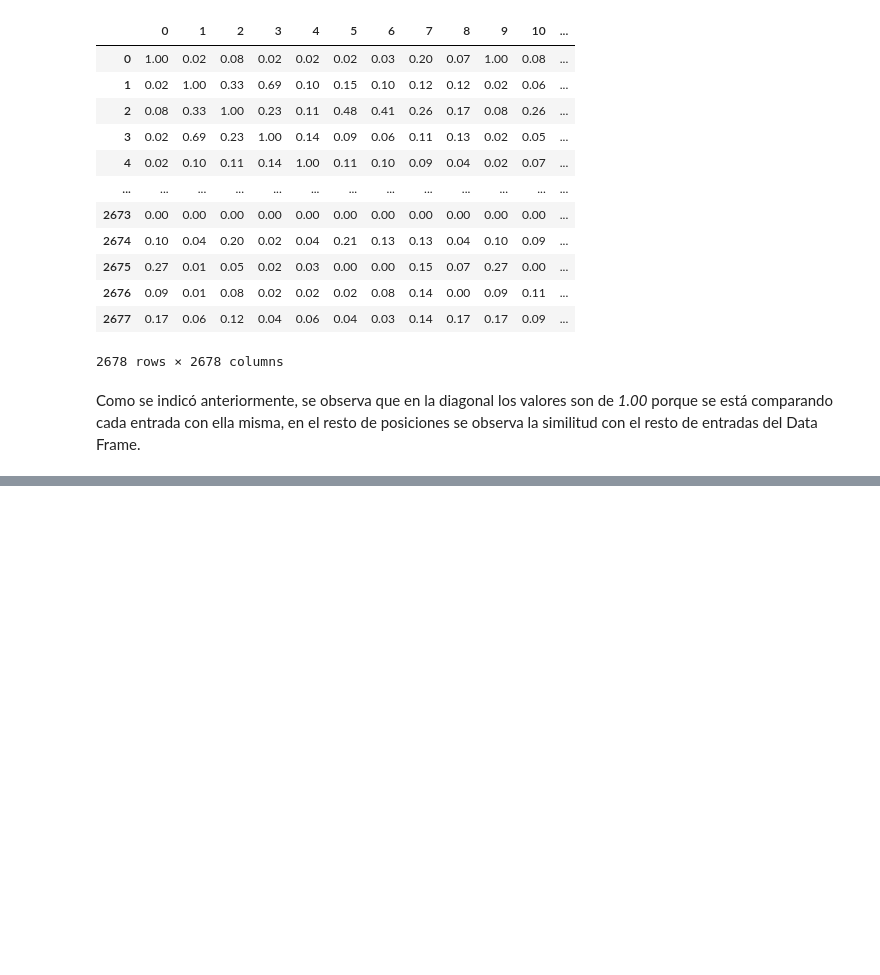
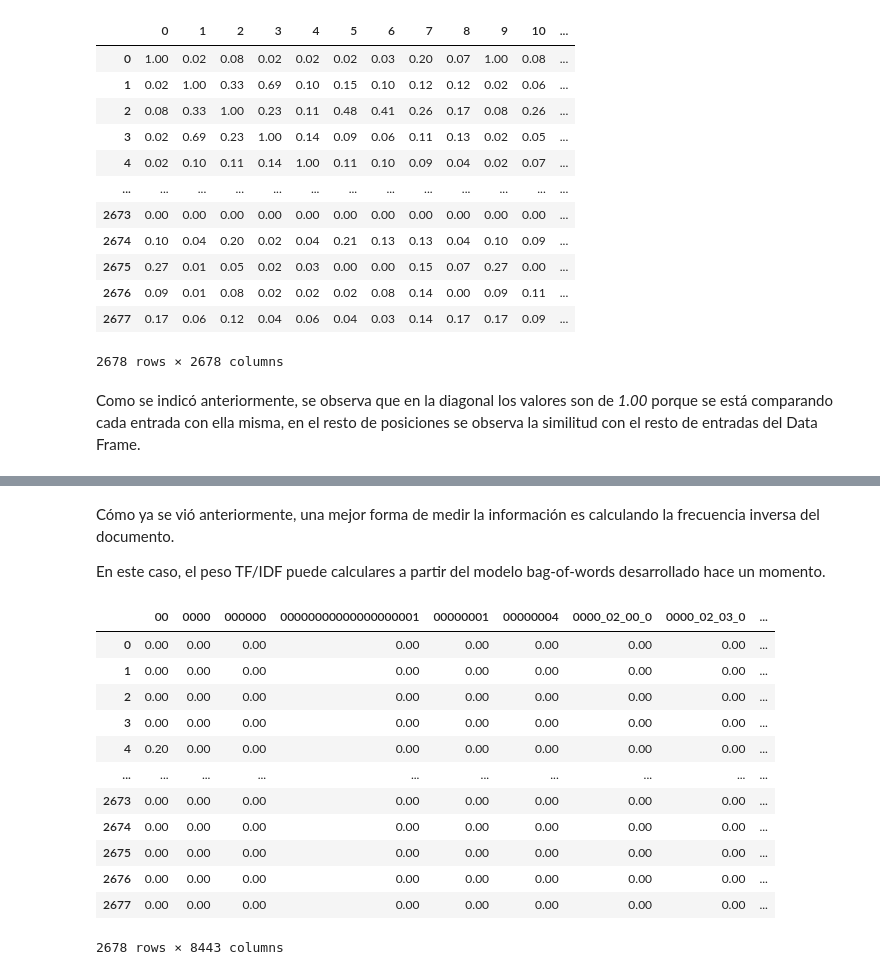
Before and after one commit to DiegoAlcoba/GVTIA, a Jupyter notebook: jp_notebooks/e_featureEngineering_and_syntactSimilarity.ipynb, the cells around one changed output, grey strips where cells are left out. Saved outputs shown, nothing was run; the diff lists cells and outputs as text; code cells hidden in the pictures; blank space fills up the shorter version.

```diff
--- a/jp_notebooks/e_featureEngineering_and_syntactSimilarity.ipynb
+++ b/jp_notebooks/e_featureEngineering_and_syntactSimilarity.ipynb
@@ -265,0 +271,4 @@ Como se indicó anteriormente, se observa que en la diagonal los valores son de
+# %% [markdown]
+Cómo ya se vió anteriormente, una mejor forma de medir la información es calculando la frecuencia inversa del documento.
+
+En este caso, el peso TF/IDF puede calculares a partir del modelo bag-of-words desarrollado hace un momento.
@@ -265,0 +279,16 @@ Como se indicó anteriormente, se observa que en la diagonal los valores son de
+# %%
+pd.DataFrame(tfidf_vecs.toarray(), columns=cv.get_feature_names_out())
+# %% [output]
+|  | 00 | 0000 | 000000 | 00000000000000000001 | 00000001 | 00000004 | 0000_02_00_0 | 0000_02_03_0 | ... |
+| 0 | 0.00 | 0.00 | 0.00 | 0.00 | 0.00 | 0.00 | 0.00 | 0.00 | ... |
+| 1 | 0.00 | 0.00 | 0.00 | 0.00 | 0.00 | 0.00 | 0.00 | 0.00 | ... |
+| 2 | 0.00 | 0.00 | 0.00 | 0.00 | 0.00 | 0.00 | 0.00 | 0.00 | ... |
+| 3 | 0.00 | 0.00 | 0.00 | 0.00 | 0.00 | 0.00 | 0.00 | 0.00 | ... |
+| 4 | 0.20 | 0.00 | 0.00 | 0.00 | 0.00 | 0.00 | 0.00 | 0.00 | ... |
+| ... | ... | ... | ... | ... | ... | ... | ... | ... | ... |
+| 2673 | 0.00 | 0.00 | 0.00 | 0.00 | 0.00 | 0.00 | 0.00 | 0.00 | ... |
+| 2674 | 0.00 | 0.00 | 0.00 | 0.00 | 0.00 | 0.00 | 0.00 | 0.00 | ... |
+| 2675 | 0.00 | 0.00 | 0.00 | 0.00 | 0.00 | 0.00 | 0.00 | 0.00 | ... |
+| 2676 | 0.00 | 0.00 | 0.00 | 0.00 | 0.00 | 0.00 | 0.00 | 0.00 | ... |
+| 2677 | 0.00 | 0.00 | 0.00 | 0.00 | 0.00 | 0.00 | 0.00 | 0.00 | ... |
+2678 rows × 8443 columns
```
Also changed, not shown: parts of 16 cells of this notebook.
